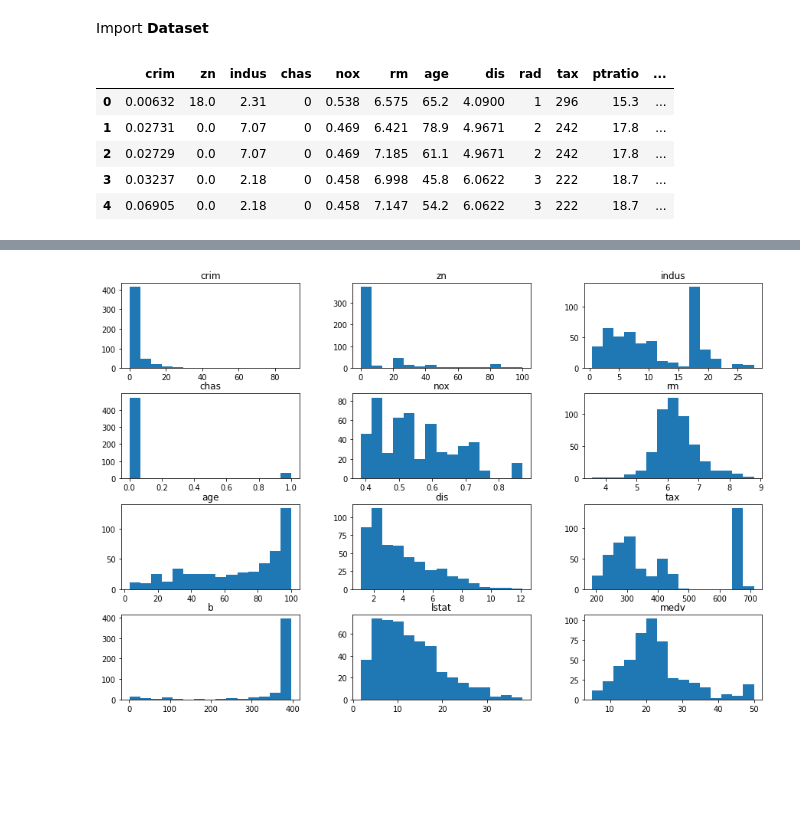
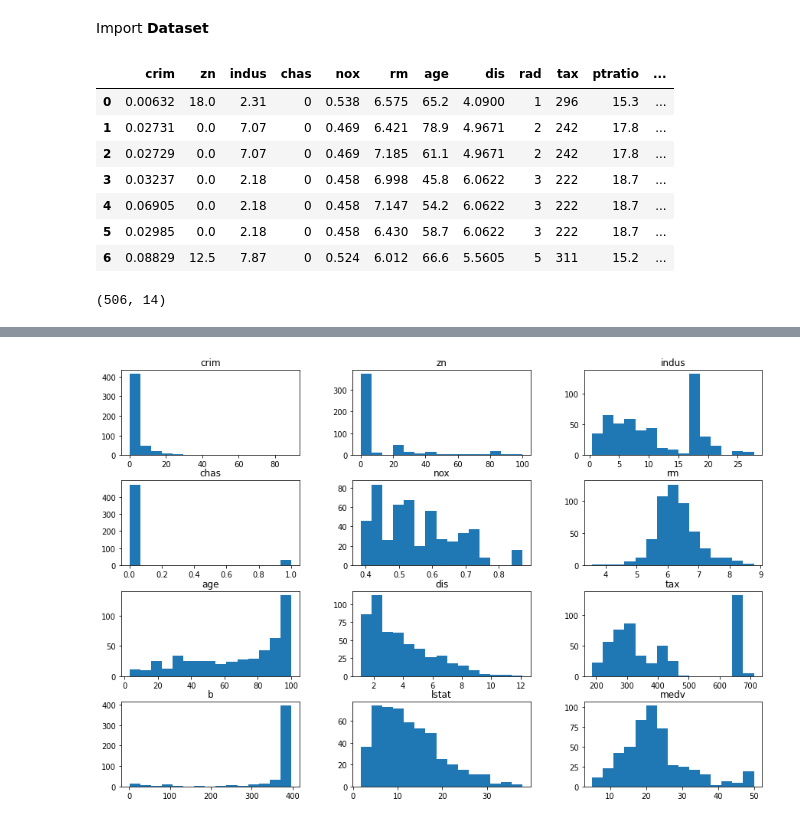
Before and after one commit to Eskerluminous/Boston_housing-Dataset, a Jupyter notebook: Linear_random.ipynb, the cells around one changed output, grey strips where cells are left out. Drawn from its saved outputs; the diff is of its cells as text; code cells hidden in the pictures; blank space fills up the shorter version.

```diff
--- a/Linear_random.ipynb
+++ b/Linear_random.ipynb
@@ -40,11 +40,17 @@ Import **Dataset**
 
 df = pd.read_csv('/content/BostonHousing.csv')
 # %%
-df.head()
+df.head(7)
 # %% [output]
 |  | crim | zn | indus | chas | nox | rm | age | dis | rad | tax | ptratio | ... |
 | 0 | 0.00632 | 18.0 | 2.31 | 0 | 0.538 | 6.575 | 65.2 | 4.0900 | 1 | 296 | 15.3 | ... |
 | 1 | 0.02731 | 0.0 | 7.07 | 0 | 0.469 | 6.421 | 78.9 | 4.9671 | 2 | 242 | 17.8 | ... |
 | 2 | 0.02729 | 0.0 | 7.07 | 0 | 0.469 | 7.185 | 61.1 | 4.9671 | 2 | 242 | 17.8 | ... |
 | 3 | 0.03237 | 0.0 | 2.18 | 0 | 0.458 | 6.998 | 45.8 | 6.0622 | 3 | 222 | 18.7 | ... |
 | 4 | 0.06905 | 0.0 | 2.18 | 0 | 0.458 | 7.147 | 54.2 | 6.0622 | 3 | 222 | 18.7 | ... |
+| 5 | 0.02985 | 0.0 | 2.18 | 0 | 0.458 | 6.430 | 58.7 | 6.0622 | 3 | 222 | 18.7 | ... |
+| 6 | 0.08829 | 12.5 | 7.87 | 0 | 0.524 | 6.012 | 66.6 | 5.5605 | 5 | 311 | 15.2 | ... |
+# %%
+df.shape
+# %% [output]
+(506, 14)
```
Also changed, not shown: parts of 2 cells of this notebook.
